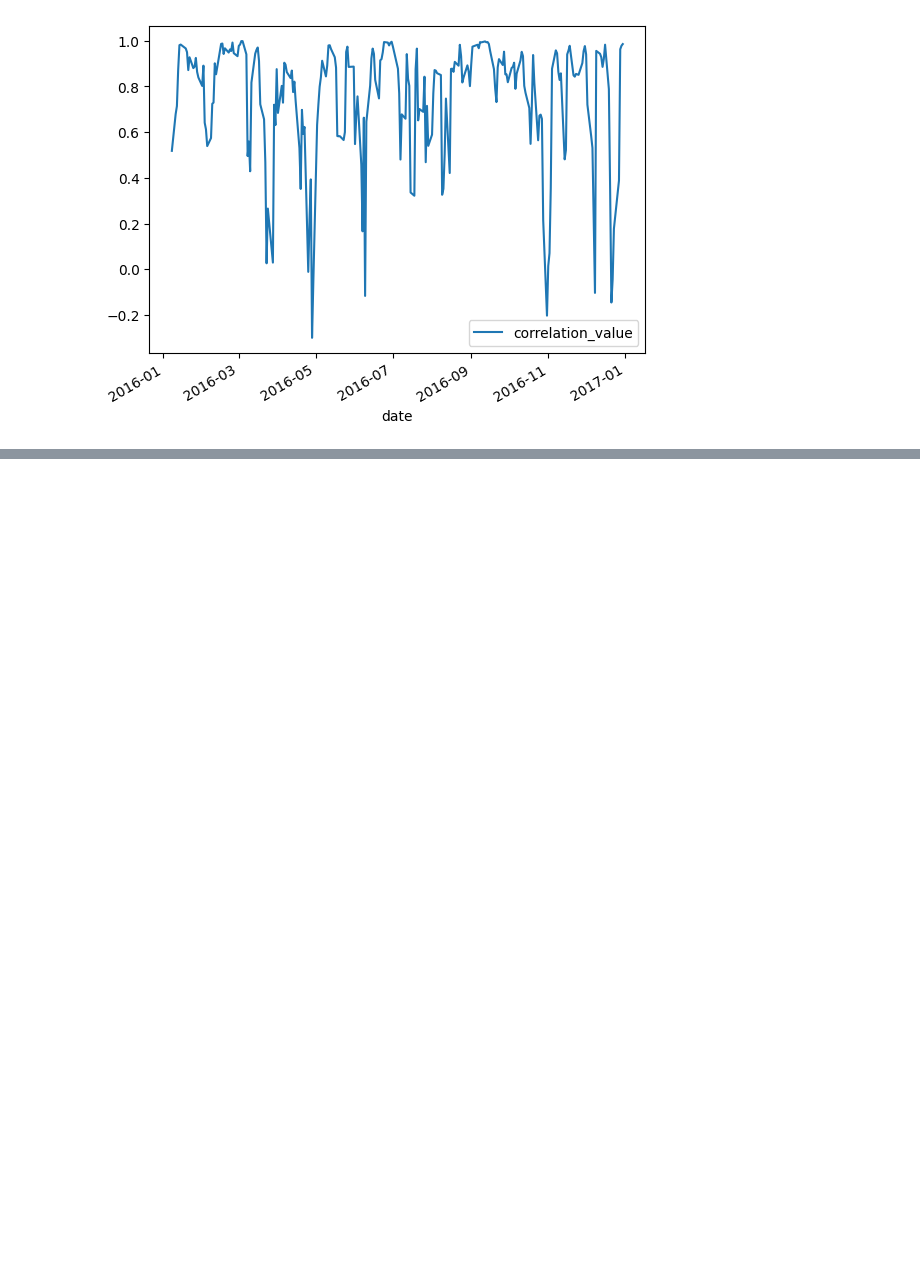
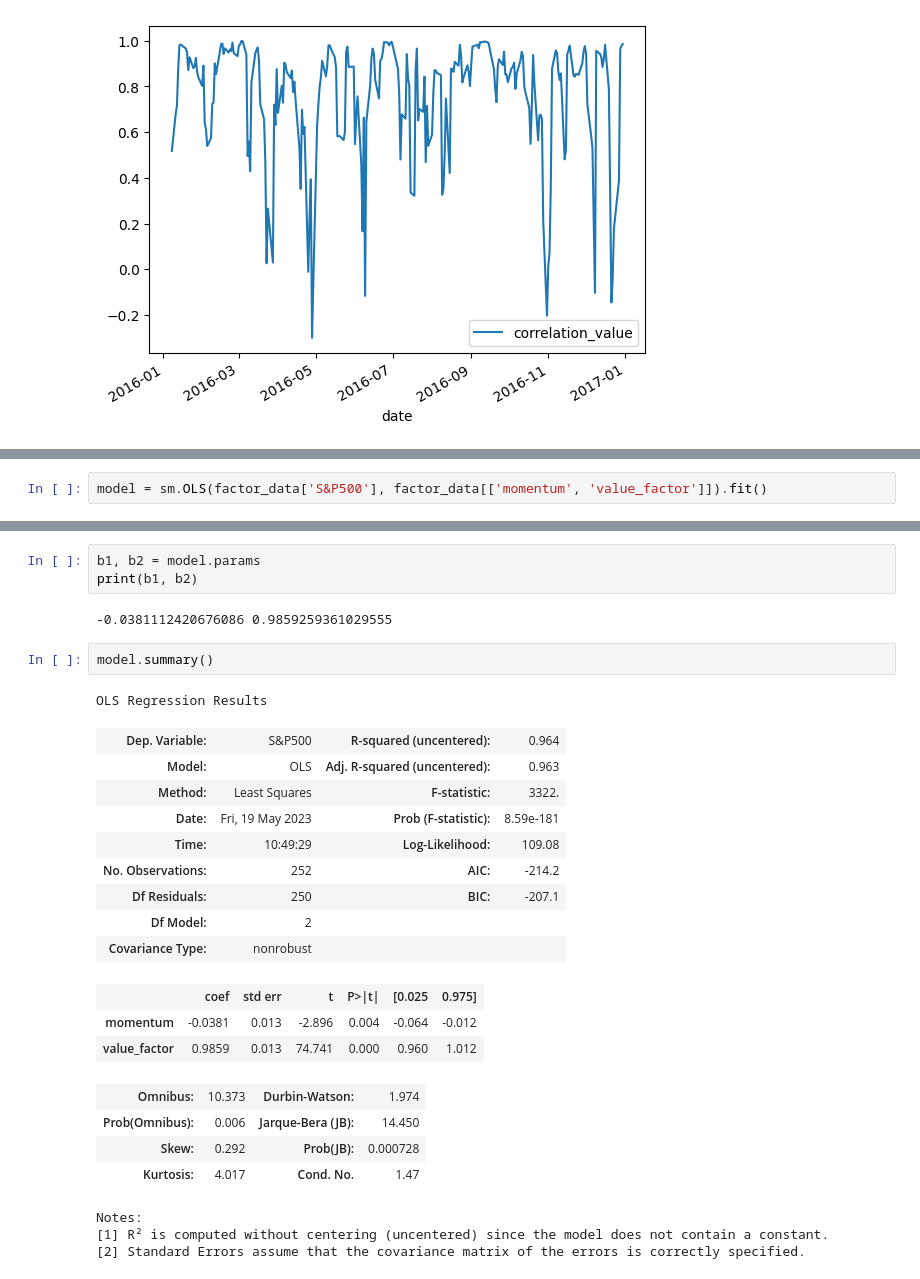
Before and after one commit to quyenphamkhac/py4fin, a Jupyter notebook: portfolio_analysis/basic_analysis.ipynb, the cells around one changed output, grey strips where cells are left out. Drawn from its saved outputs; the diff is of its cells as text; blank space fills up the shorter version.

```diff
--- a/portfolio_analysis/basic_analysis.ipynb
+++ b/portfolio_analysis/basic_analysis.ipynb
@@ -471,0 +492,2 @@ plt.legend()
+# %%
+model = sm.OLS(factor_data['S&P500'], factor_data[['momentum', 'value_factor']]).fit()
@@ -471,0 +511,28 @@ plt.legend()
+# %%
+b1, b2 = model.params
+print(b1, b2)
+# %% [output]
+-0.0381112420676086 0.9859259361029555
+# %%
+model.summary()
+# %% [output]
+OLS Regression Results
+| Dep. Variable: | S&P500 | R-squared (uncentered): | 0.964 |
+| Model: | OLS | Adj. R-squared (uncentered): | 0.963 |
+| Method: | Least Squares | F-statistic: | 3322. |
+| Date: | Fri, 19 May 2023 | Prob (F-statistic): | 8.59e-181 |
+| Time: | 10:49:29 | Log-Likelihood: | 109.08 |
+| No. Observations: | 252 | AIC: | -214.2 |
+| Df Residuals: | 250 | BIC: | -207.1 |
+| Df Model: | 2 |  |  |
+| Covariance Type: | nonrobust |  |  |
+|  | coef | std err | t | P>|t| | [0.025 | 0.975] |
+| momentum | -0.0381 | 0.013 | -2.896 | 0.004 | -0.064 | -0.012 |
+| value_factor | 0.9859 | 0.013 | 74.741 | 0.000 | 0.960 | 1.012 |
+| Omnibus: | 10.373 | Durbin-Watson: | 1.974 |
+| Prob(Omnibus): | 0.006 | Jarque-Bera (JB): | 14.450 |
+| Skew: | 0.292 | Prob(JB): | 0.000728 |
+| Kurtosis: | 4.017 | Cond. No. | 1.47 |
+Notes:
+[1] R² is computed without centering (uncentered) since the model does not contain a constant.
+[2] Standard Errors assume that the covariance matrix of the errors is correctly specified.
```
Also changed, not shown: parts of 8 cells of this notebook, 5 other files.
